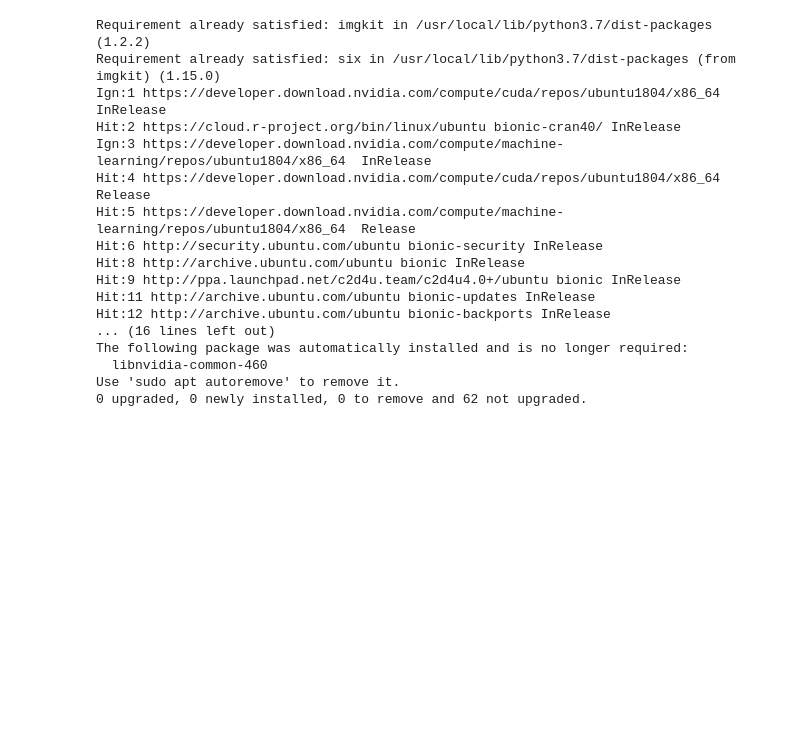
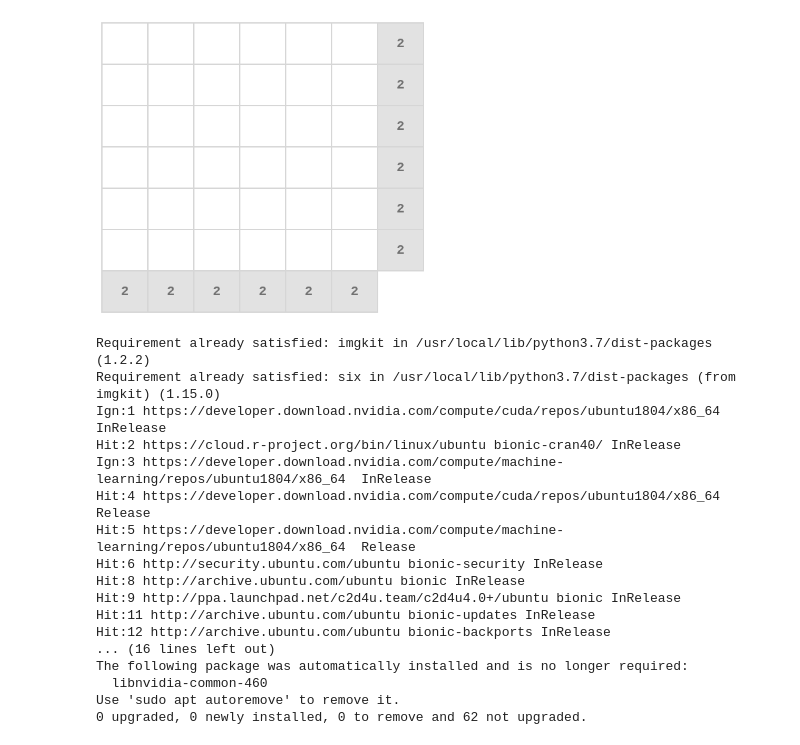
Before and after one commit to andriykhl/machine_learning, a Jupyter notebook: lists.ipynb, the cells around one changed output. Saved outputs shown, nothing was run; the diff lists cells and outputs as text; code cells hidden in the pictures; blank space fills up the shorter version.

```diff
--- a/lists.ipynb
+++ b/lists.ipynb
@@ -538,3 +516,14 @@ vector<vector<int>> restoreMatrix(vector<int>& r, vector<int>& c)
+# %%
+import imageio
+images = []
+for i in range(frame_number):
+  images.append(imageio.imread('frame_' + str(i) + '.png'))
+imageio.mimsave('movie.gif', images, duration=1)
+
+from IPython.display import Image
+Image(open('movie.gif','rb').read())
+# %% [output]
+[figure, added]
 # %%
 !pip install imgkit
 !sudo apt-get update --fix-missing
```
Also changed, not shown: parts of 4 cells of this notebook.
